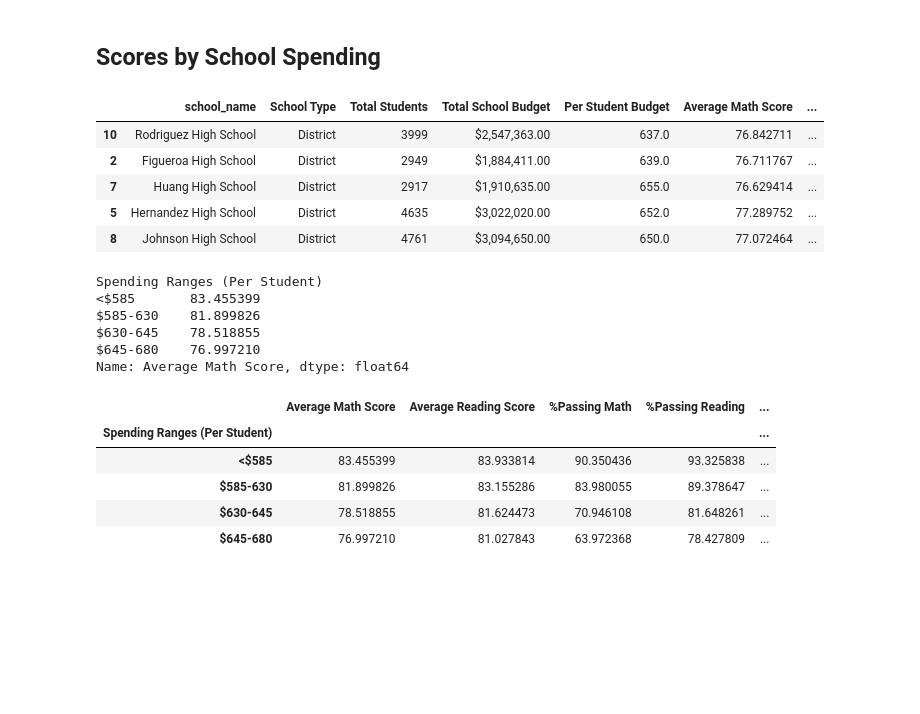
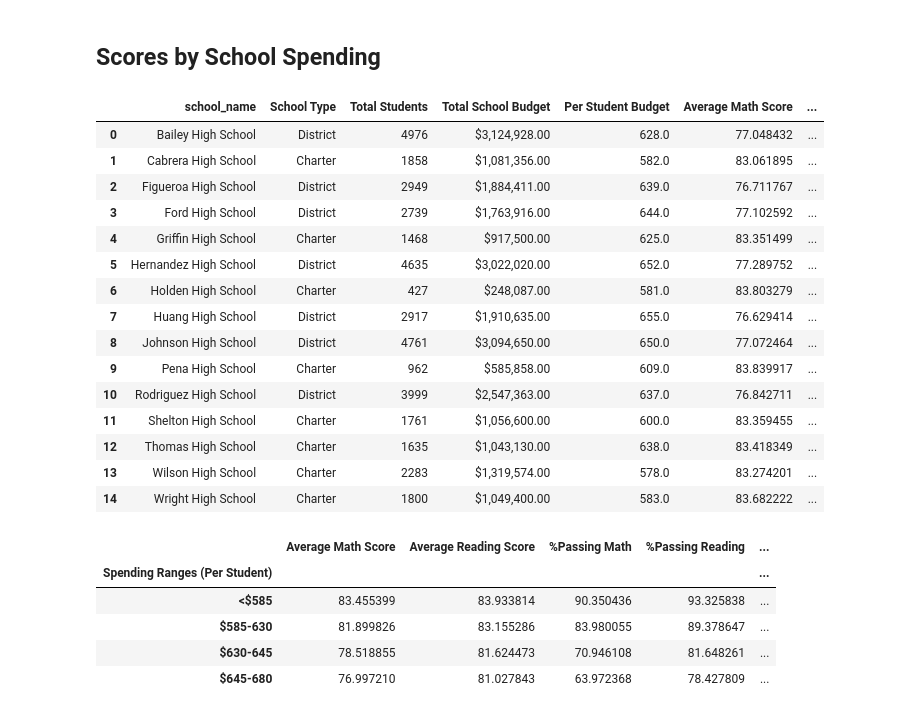
Before and after one commit to juansierra1182/pandas-challenge, a Jupyter notebook: PyCitySchools/main.ipynb, the cells around one changed output. Drawn from its saved outputs; the diff is of its cells as text; code cells hidden in the pictures; blank space fills up the shorter version.

```diff
--- a/PyCitySchools/main.ipynb
+++ b/PyCitySchools/main.ipynb
@@ -168,8 +189,10 @@ Wright High School       1800
 Name: student_name, dtype: int64
 # %%
 # Calculate the total school budget and per capita spending
-per_school_budget = school_data_complete.groupby(["school_name"]).mean()["budget"]
+per_school_budget = school_data_complete.groupby(["school_name"]).mean(numeric_only = True)["budget"]
 per_school_capita = per_school_budget / per_school_counts
+
+#Visualizing
 per_school_budget
 # %% [output]
 school_name
@@ -191,8 +214,8 @@ Wright High School       1049400.0
 Name: budget, dtype: float64
 # %%
 # Calculate the average test scores
-per_school_math = school_data_complete.groupby(["school_name"]).mean()["math_score"]
-per_school_reading = school_data_complete.groupby(["school_name"]).mean()["reading_score"]
+per_school_math = school_data_complete.groupby(["school_name"]).mean(numeric_only = True)["math_score"]
+per_school_reading = school_data_complete.groupby(["school_name"]).mean(numeric_only = True)["reading_score"]
 # %%
 # Calculate the number of schools with math scores of 70 or higher
 school_passing_math = school_data_complete[(school_data_complete["math_score"]>70)]
@@ -257,8 +280,8 @@ per_school_summary
 ## Highest-Performing Schools (by % Overall Passing)
 # %%
 # Sort the schools by `% Overall Passing` in descending order and display the top 5 rows.
-per_school_summary = per_school_summary.sort_values("%Overall Passing", ascending=False)
-per_school_summary.head()
+top_schools_df = per_school_summary.sort_values("%Overall Passing", ascending=False)
+top_schools_df.head()
 # %% [output]
 |  | school_name | School Type | Total Students | Total School Budget | Per Student Budget | Average Math Score | ... |
 | 1 | Cabrera High School | Charter | 1858 | $1,081,356.00 | $582.00 | 83.061895 | ... |
@@ -270,8 +293,8 @@ per_school_summary.head()
 ## Bottom Performing Schools (By % Overall Passing)
 # %%
 # Sort the schools by `% Overall Passing` in ascending order and display the top 5 rows.
-per_school_summary = per_school_summary.sort_values("%Overall Passing")
-per_school_summary.head()
+bottom_schools_df = per_school_summary.sort_values("%Overall Passing")
+bottom_schools_df.head()
 # %% [output]
 |  | school_name | School Type | Total Students | Total School Budget | Per Student Budget | Average Math Score | ... |
 | 10 | Rodriguez High School | District | 3999 | $2,547,363.00 | $637.00 | 76.842711 | ... |
@@ -393,31 +416,34 @@ school_spending_df = per_school_summary.copy()
 school_spending_df["Per Student Budget"] = school_spending_df["Per Student Budget"].str.replace("$","").astype("float64")
 # %%
 # Use `pd.cut` to categorize spending based on the bins.
-school_spending_df["Spending Ranges (Per Student)"] = pd.cut(school_spending_df["Per Student Budget"],spending_bins,labels=labels)
+school_spending_df["Spending Ranges (Per Student)"] = pd.cut(school_spending_df["Per Student Budget"],bins = spending_bins,labels=labels)
 
 # Visualizing the df
-school_spending_df.head()
+school_spending_df
 # %% [output]
 |  | school_name | School Type | Total Students | Total School Budget | Per Student Budget | Average Math Score | ... |
+| 0 | Bailey High School | District | 4976 | $3,124,928.00 | 628.0 | 77.048432 | ... |
+| 1 | Cabrera High School | Charter | 1858 | $1,081,356.00 | 582.0 | 83.061895 | ... |
+| 2 | Figueroa High School | District | 2949 | $1,884,411.00 | 639.0 | 76.711767 | ... |
+| 3 | Ford High School | District | 2739 | $1,763,916.00 | 644.0 | 77.102592 | ... |
+| 4 | Griffin High School | Charter | 1468 | $917,500.00 | 625.0 | 83.351499 | ... |
+| 5 | Hernandez High School | District | 4635 | $3,022,020.00 | 652.0 | 77.289752 | ... |
+| 6 | Holden High School | Charter | 427 | $248,087.00 | 581.0 | 83.803279 | ... |
+| 7 | Huang High School | District | 2917 | $1,910,635.00 | 655.0 | 76.629414 | ... |
+| 8 | Johnson High School | District | 4761 | $3,094,650.00 | 650.0 | 77.072464 | ... |
+| 9 | Pena High School | Charter | 962 | $585,858.00 | 609.0 | 83.839917 | ... |
 | 10 | Rodriguez High School | District | 3999 | $2,547,363.00 | 637.0 | 76.842711 | ... |
-| 2 | Figueroa High School | District | 2949 | $1,884,411.00 | 639.0 | 76.711767 | ... |
-| 7 | Huang High School | District | 2917 | $1,910,635.00 | 655.0 | 76.629414 | ... |
-| 5 | Hernandez High School | District | 4635 | $3,022,020.00 | 652.0 | 77.289752 | ... |
-| 8 | Johnson High School | District | 4761 | $3,094,650.00 | 650.0 | 77.072464 | ... |
+| 11 | Shelton High School | Charter | 1761 | $1,056,600.00 | 600.0 | 83.359455 | ... |
+| 12 | Thomas High School | Charter | 1635 | $1,043,130.00 | 638.0 | 83.418349 | ... |
+| 13 | Wilson High School | Charter | 2283 | $1,319,574.00 | 578.0 | 83.274201 | ... |
+| 14 | Wright High School | Charter | 1800 | $1,049,400.00 | 583.0 | 83.682222 | ... |
 # %%
 #  Calculate averages for the desired columns.
-spending_math_scores = school_spending_df.groupby(["Spending Ranges (Per Student)"]).mean()["Average Math Score"]
-spending_reading_scores = school_spending_df.groupby(["Spending Ranges (Per Student)"]).mean()["Average Reading Score"]
-spending_passing_math = school_spending_df.groupby(["Spending Ranges (Per Student)"]).mean()["%Passing Math"]
-spending_passing_reading = school_spending_df.groupby(["Spending Ranges (Per Student)"]).mean()["%Passing Reading"]
-overall_passing_spending = school_spending_df.groupby(["Spending Ranges (Per Student)"]).mean()["%Overall Passing"]
+spending_math_scores = school_spending_df.groupby(["Spending Ranges (Per Student)"]).mean(numeric_only = True)["Average Math Score"]
+spending_reading_scores = school_spending_df.groupby(["Spending Ranges (Per Student)"]).mean(numeric_only = True)["Average Reading Score"]
+spending_passing_math = school_spending_df.groupby(["Spending Ranges (Per Student)"]).mean(numeric_only = True)["%Passing Math"]
+spending_passing_reading = school_spending_df.groupby(["Spending Ranges (Per Student)"]).mean(numeric_only = True)["%Passing Reading"]
+overall_passing_spending = school_spending_df.groupby(["Spending Ranges (Per Student)"]).mean(numeric_only = True)["%Overall Passing"]
-# %% [output]
-Spending Ranges (Per Student)
-<$585       83.455399
-$585-630    81.899826
-$630-645    78.518855
-$645-680    76.997210
-Name: Average Math Score, dtype: float64
 # %%
 # Assemble into DataFrame
 spending_summary = pd.concat([spending_math_scores,
```
Also changed, not shown: parts of 15 cells of this notebook, 2 other files.
